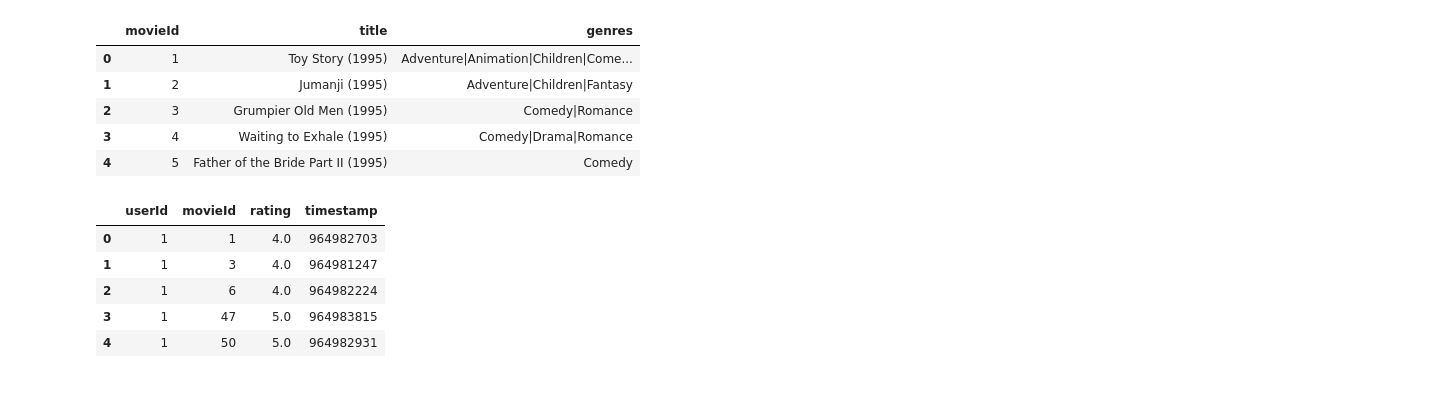
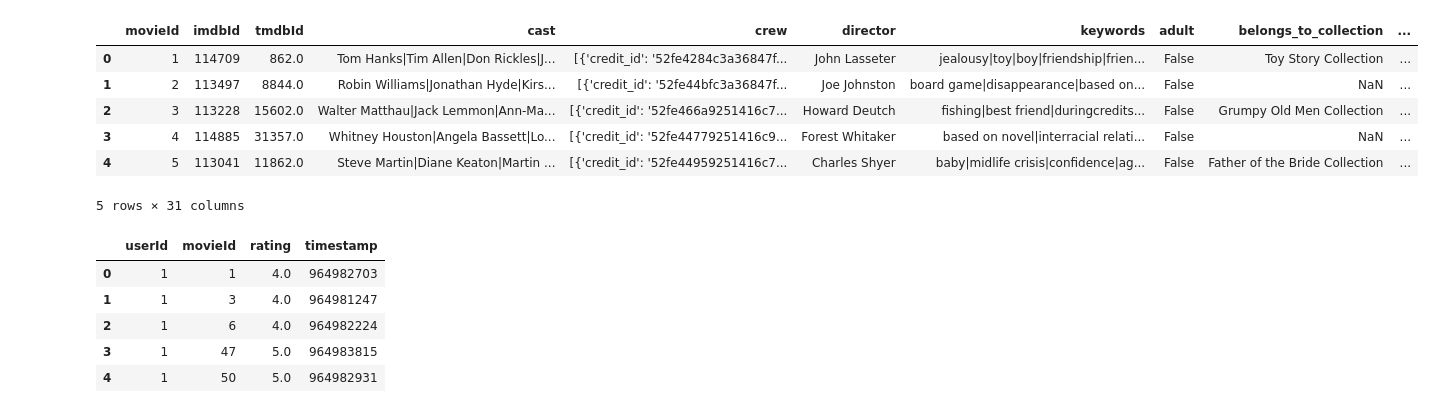
Before and after one commit to chirag-25/Movie-Recommendation-System, a Jupyter notebook: content_based_filtering.ipynb, the cells around one changed output. Saved outputs shown, nothing was run; the diff lists cells and outputs as text; code cells hidden in the pictures.

Commit message:
content based

```diff
--- a/content_based_filtering.ipynb
+++ b/content_based_filtering.ipynb
@@ -7,14 +7,15 @@ import seaborn as sns
 import warnings
 warnings.filterwarnings('ignore')
 # %%
-movies_data = pd.read_csv('/home/hitesh/Desktop/Github/Movie-Recommendation-System/Movielens dataset/movies.csv')
+movies_data = pd.read_csv('/home/hitesh/Desktop/Github/Movie-Recommendation-System/Movielens dataset/movie_data_final (1).csv')
 movies_data.head()
 # %% [output]
-|  | movieId | title | genres |
-| 0 | 1 | Toy Story (1995) | Adventure|Animation|Children|Come... |
-| 1 | 2 | Jumanji (1995) | Adventure|Children|Fantasy |
-| 2 | 3 | Grumpier Old Men (1995) | Comedy|Romance |
-| 3 | 4 | Waiting to Exhale (1995) | Comedy|Drama|Romance |
-| 4 | 5 | Father of the Bride Part II (1995) | Comedy |
+|  | movieId | imdbId | tmdbId | cast | crew | director | keywords | adult | belongs_to_collection | ... |
+| 0 | 1 | 114709 | 862.0 | Tom Hanks|Tim Allen|Don Rickles|J... | [{'credit_id': '52fe4284c3a36847f... | John Lasseter | jealousy|toy|boy|friendship|frien... | False | Toy Story Collection | ... |
+| 1 | 2 | 113497 | 8844.0 | Robin Williams|Jonathan Hyde|Kirs... | [{'credit_id': '52fe44bfc3a36847f... | Joe Johnston | board game|disappearance|based on... | False | NaN | ... |
+| 2 | 3 | 113228 | 15602.0 | Walter Matthau|Jack Lemmon|Ann-Ma... | [{'credit_id': '52fe466a9251416c7... | Howard Deutch | fishing|best friend|duringcredits... | False | Grumpy Old Men Collection | ... |
+| 3 | 4 | 114885 | 31357.0 | Whitney Houston|Angela Bassett|Lo... | [{'credit_id': '52fe44779251416c9... | Forest Whitaker | based on novel|interracial relati... | False | NaN | ... |
+| 4 | 5 | 113041 | 11862.0 | Steve Martin|Diane Keaton|Martin ... | [{'credit_id': '52fe44959251416c7... | Charles Shyer | baby|midlife crisis|confidence|ag... | False | Father of the Bride Collection | ... |
+5 rows × 31 columns
 # %%
 ratings_data = pd.read_csv('/home/hitesh/Desktop/Github/Movie-Recommendation-System/Movielens dataset/ratings.csv')
```
Also changed, not shown: parts of 40 cells of this notebook.
